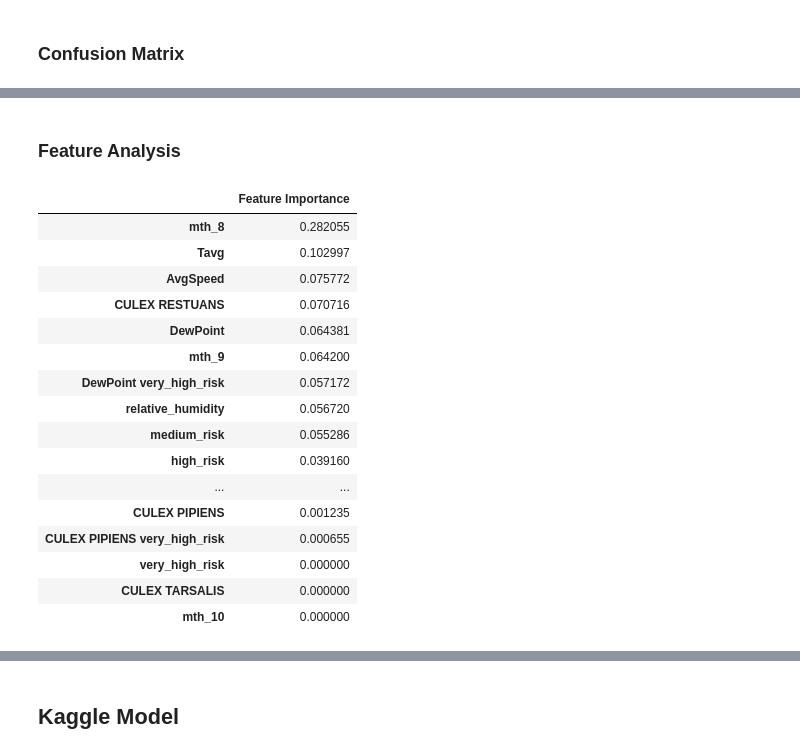
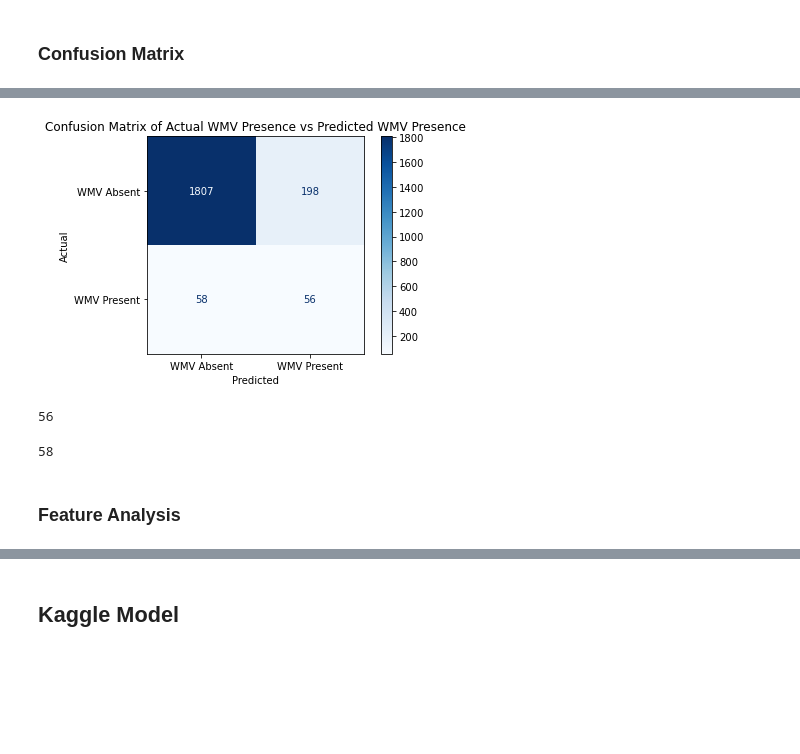
Before and after one commit to jh-mei/Group-4-Project, a Jupyter notebook: code/Part_2_Modelling.ipynb, the cells around one changed output, grey strips where cells are left out. Saved outputs shown, nothing was run; the diff lists cells and outputs as text; code cells hidden in the pictures; blank space fills up the shorter version.

```diff
--- a/code/Part_2_Modelling.ipynb
+++ b/code/Part_2_Modelling.ipynb
@@ -441,0 +462,17 @@ plot_confusion_matrix(gb_gridsearch, Xsc_test, y_test,cmap='Blues',
+# %%
+plot_confusion_matrix(gb_gridsearch, Xsc_test, y_test,cmap='Blues',
+                      values_format='d',
+                      display_labels=["WMV Absent", "WMV Present"])
+plt.title("Confusion Matrix of Actual WMV Presence vs Predicted WMV Presence")
+plt.xlabel('Predicted')
+plt.ylabel('Actual');
+# %% [output]
+[figure, added]
+# %%
+tp
+# %% [output]
+56
+# %%
+fn
+# %% [output]
+58
@@ -442,23 +481,2 @@ plot_confusion_matrix(gb_gridsearch, Xsc_test, y_test,cmap='Blues',
 # %% [markdown]
 ### Feature Analysis
-# %%
-feature_importance = pd.DataFrame(gb_gridsearch.best_estimator_.steps[1][1].feature_importances_, index = X_train.columns, columns=['Feature Importance']).sort_values(by='Feature Importance', ascending=False)
-feature_importance
-# %% [output]
-|  | Feature Importance |
-| mth_8 | 0.282055 |
-| Tavg | 0.102997 |
-| AvgSpeed | 0.075772 |
-| CULEX RESTUANS | 0.070716 |
-| DewPoint | 0.064381 |
-| mth_9 | 0.064200 |
-| DewPoint very_high_risk | 0.057172 |
-| relative_humidity | 0.056720 |
-| medium_risk | 0.055286 |
-| high_risk | 0.039160 |
-| ... | ... |
-| CULEX PIPIENS | 0.001235 |
-| CULEX PIPIENS very_high_risk | 0.000655 |
-| very_high_risk | 0.000000 |
-| CULEX TARSALIS | 0.000000 |
-| mth_10 | 0.000000 |
```
Also changed, not shown: parts of 23 cells of this notebook, 1 other file.
